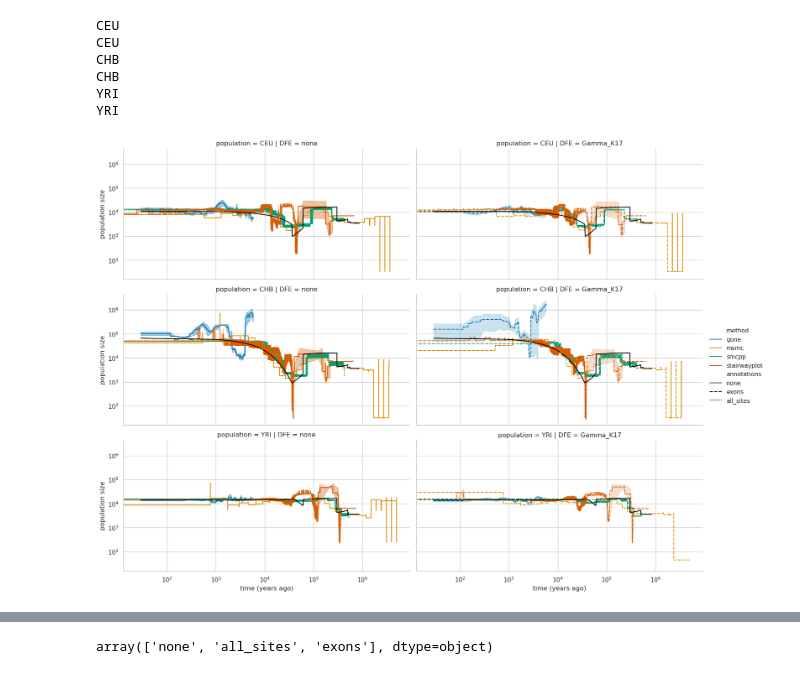
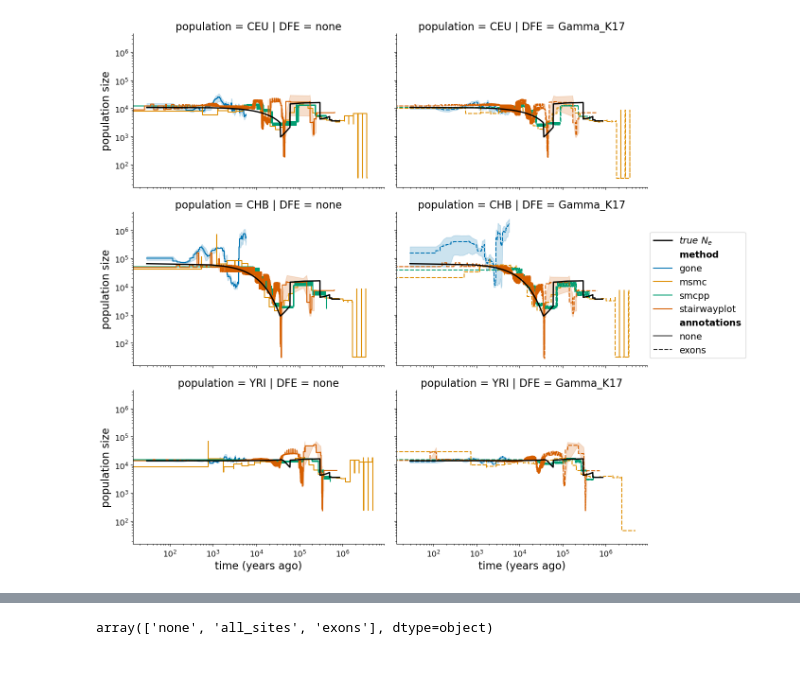
Before and after one commit to popsim-consortium/analysis2, a Jupyter notebook: notebooks/DFE_figures.ipynb, the cells around one changed output, grey strips where cells are left out. Saved outputs shown, nothing was run; the diff lists cells and outputs as text; code cells hidden in the pictures.

```diff
--- a/notebooks/DFE_figures.ipynb
+++ b/notebooks/DFE_figures.ipynb
@@ -24,43 +24,77 @@ ref_line="coal"
 colorby="method"
 styleby="annotations"
 log=True
 df = pd.read_csv(infile, sep=",")
 df['annotations'] = df['annotations'].replace('ensembl_havana_104_exons', 'exons')
+df = df.query("annotations != 'none'")
+df['annotations'] = df['annotations'].replace('all_sites', 'none')
 df_ddb = pd.read_csv("/gpfs/projects/kernlab/stittes/analysis2/HomSap_results/plots/OutOfAfricaArchaicAdmixture_5R19/coal_estimated_Ne_t.csv")
 df_ddb = df_ddb[df_ddb["method"] == ref_line]
 pop_order = np.sort(df["population"].unique())
 method_order = np.sort(df[colorby].unique())
 pal_dict = {pop:COLOURS[i] for i, pop in enumerate(method_order)}
 annot_order = np.sort(df[styleby].unique())[::-1]
 dfe_order = np.sort(df["DFE"].unique())[::-1]
 g = sns.relplot(data=df, x="year", y="Ne",
                 col="DFE", row="population",  # Swapped row and column
                 col_order=list(dfe_order), row_order=list(pop_order),  # Also swap the corresponding orders
                 hue=colorby, hue_order=method_order,
                 style=styleby, style_order=annot_order,
                 kind="line", drawstyle='steps-pre',
                 palette=pal_dict, errorbar="se", err_style="band",
-                height=4, aspect=1.5, facet_kws=dict(sharex=True, sharey=True))
+                height=4, aspect=1.5, facet_kws=dict(sharex=True, sharey=True),
+                alpha = 1.0)  # Move legend outside of the plot
                 # add ref_line to all plots x pop name
+
+# Remove the existing legend
+g._legend.remove()
+
+# Collect handles and labels from all subplots
+handles, labels = [], []
 for ax in g.axes.flat:
-    #pop_ax = ax.title.get_text().split()[-1]
+    h, l = ax.get_legend_handles_labels()
+    handles.extend(h)
+    labels.extend(l)
+
+# Remove duplicates while preserving order
+unique_handles, unique_labels = [], []
+seen = set()
+for h, l in zip(handles, labels):
+    # Underline the "method" label
+    if l == "method":
+        l = r"$\mathbf{method}$"
+
+    if l == "annotations":
+        l = r"$\mathbf{annotations}$"
+
+    if l not in seen:
+        unique_handles.append(h)
+        unique_labels.append(l)
+        seen.add(l)
+
+# Create a new legend outside the plot with a separator
+# Add a dummy handle and label as a separator
+unique_handles.append(plt.Line2D([0], [0], visible=False))  # Invisible line
+#unique_labels.append('')  # Empty string for separator
+
+# Add true line as the last element
+for i, ax in enumerate(g.axes.flat):
     pop_ax = ax.title.get_text().split()[2]
-    print(pop_ax)
     df_ddb_pop = df_ddb.query(f"population == '{pop_ax}'")
-    ax.plot(df_ddb_pop["year"], df_ddb_pop["Ne"], color="black")
-g.despine()
-#g.set(xlim=(0, max(df_ddb["year"])))
+    true_handle = ax.plot(df_ddb_pop["year"], df_ddb_pop["Ne"], color="black", label="$true\ N_e$", linewidth=2)
+unique_labels.insert(0, "$true\ N_e$")
+unique_handles.insert(0, true_handle[0])
+
+g.fig.legend(unique_handles, unique_labels,
+             loc='center left',
+             bbox_to_anchor=(0.85, 0.5),
+             ncol=1)
+
 if log:
     g.set(xscale="log", yscale="log")
 g.set_xlabels("time (years ago)")
 g.set_ylabels("population size")
 plt.savefig("estimated_Ne_t_final.pdf")
 plt.show()
 # %% [output]
-CEU
-CEU
-CHB
-CHB
-YRI
-YRI
-[figure, old version]
+[figure, new version]
```
Also changed, not shown: parts of 3 cells of this notebook.
